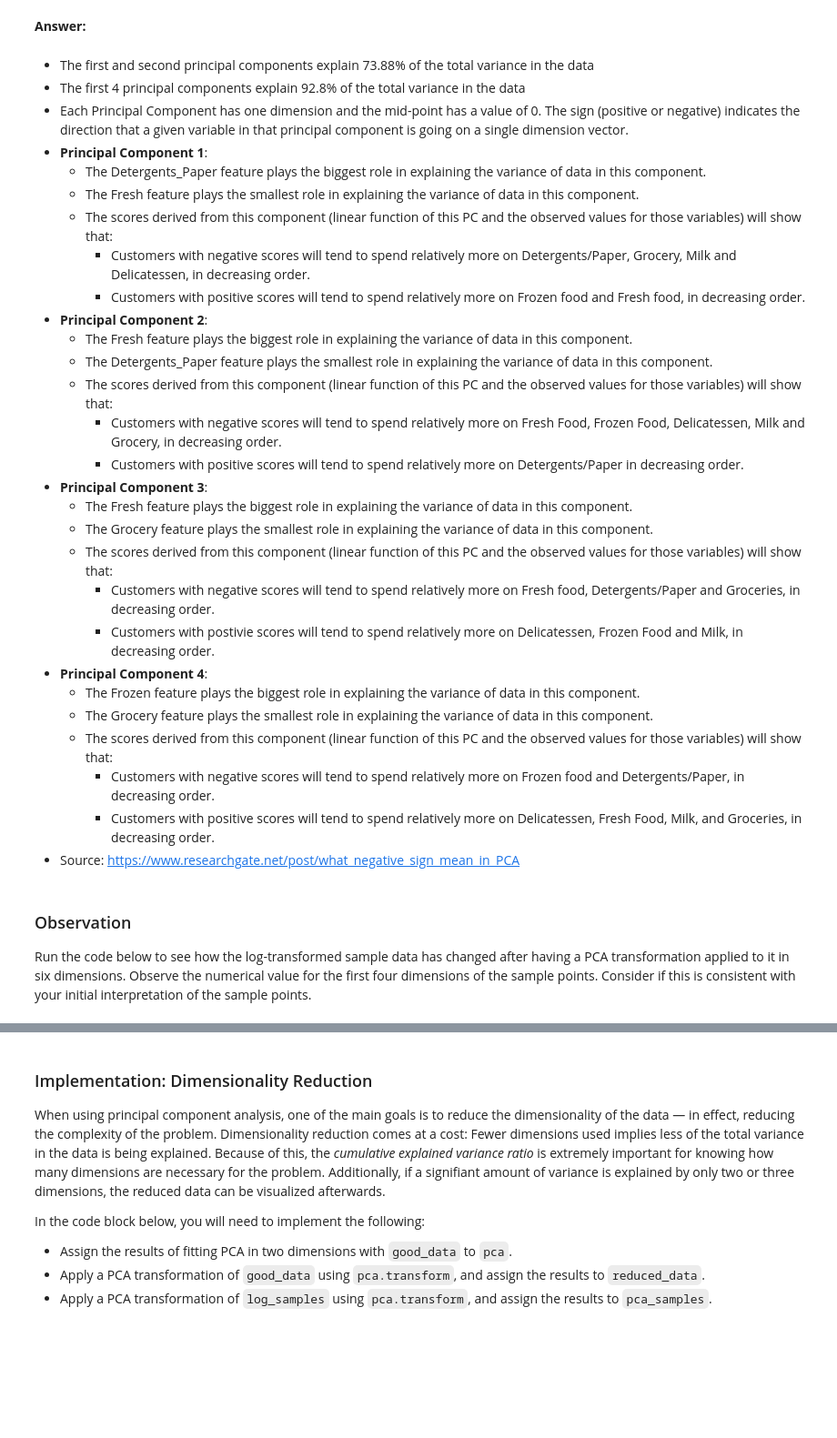
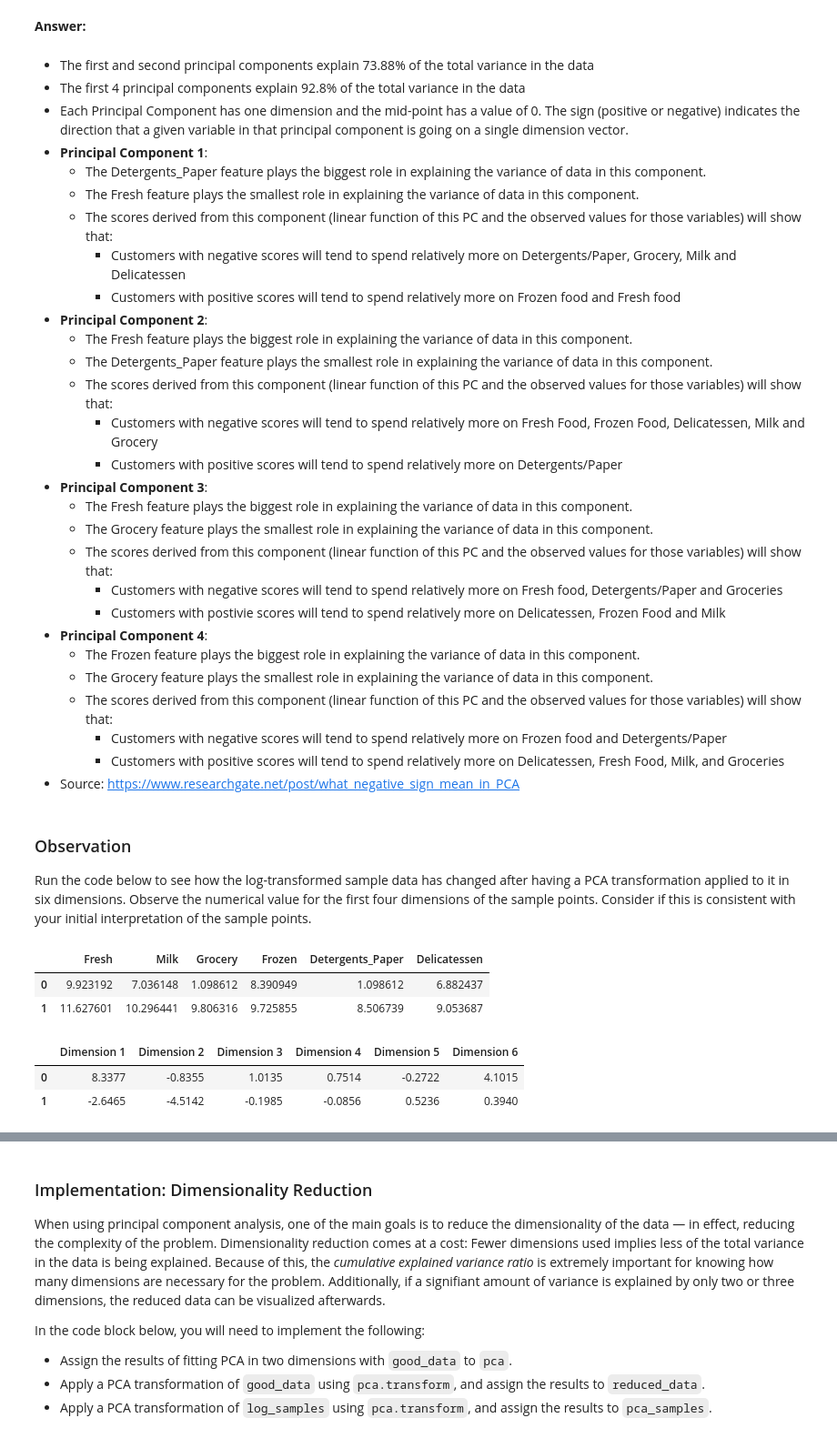
Before and after one commit to samiriff/MLND-customer-segments, a Jupyter notebook: customer_segments.ipynb, the cells around one changed output, grey strips where cells are left out. Shown at 91% size. Drawn from its saved outputs; the diff is of its cells as text; code cells hidden in the pictures; blank space fills up the shorter version.

```diff
--- a/customer_segments.ipynb
+++ b/customer_segments.ipynb
@@ -470,6 +470,8 @@ good_data = log_data.drop(log_data.index[final_outliers]).reset_index(drop = Tru
 good_data.shape
 # %% [output]
 (403, 6)
+# %%
+log_samples = log_samples.drop(2)
 # %% [markdown]
 ### Question 4
 * Are there any data points considered outliers for more than one feature based on the definition above?
@@ -510,9 +512,10 @@ In the code block below, you will need to implement the following:
 from sklearn.decomposition import PCA
 # TODO: Apply PCA by fitting the good data with the same number of dimensions as features
 pca = PCA(n_components=good_data.shape[1])
+pca.fit(good_data)
 
 # TODO: Transform log_samples using the PCA fit above
-pca_samples = pca.fit_transform(good_data)
+pca_samples = pca.transform(log_samples[good_data.columns])
 
 # Generate PCA results plot
 pca_results = vs.pca_results(good_data, pca)
@@ -583,30 +586,40 @@ Name: 3, dtype: float64
     - The Detergents_Paper feature plays the biggest role in explaining the variance of data in this component.
     - The Fresh feature plays the smallest role in explaining the variance of data in this component.
     - The scores derived from this component (linear function of this PC and the observed values for those variables) will show that:
-        - Customers with negative scores will tend to spend relatively more on Detergents/Paper, Grocery, Milk and Delicatessen, in decreasing order.
-        - Customers with positive scores will tend to spend relatively more on Frozen food and Fresh food, in decreasing order.
+        - Customers with negative scores will tend to spend relatively more on Detergents/Paper, Grocery, Milk and Delicatessen
+        - Customers with positive scores will tend to spend relatively more on Frozen food and Fresh food
 - **Principal Component 2**:
     - The Fresh feature plays the biggest role in explaining the variance of data in this component.
     - The Detergents_Paper feature plays the smallest role in explaining the variance of data in this component.
     - The scores derived from this component (linear function of this PC and the observed values for those variables) will show that:
-        - Customers with negative scores will tend to spend relatively more on Fresh Food, Frozen Food, Delicatessen, Milk and Grocery, in decreasing order.
-        - Customers with positive scores will tend to spend relatively more on Detergents/Paper in decreasing order.
+        - Customers with negative scores will tend to spend relatively more on Fresh Food, Frozen Food, Delicatessen, Milk and Grocery
+        - Customers with positive scores will tend to spend relatively more on Detergents/Paper
 - **Principal Component 3**:
     - The Fresh feature plays the biggest role in explaining the variance of data in this component.
     - The Grocery feature plays the smallest role in explaining the variance of data in this component.
     - The scores derived from this component (linear function of this PC and the observed values for those variables) will show that:
-        - Customers with negative scores will tend to spend relatively more on Fresh food, Detergents/Paper and Groceries, in decreasing order.
-        - Customers with postivie scores will tend to spend relatively more on Delicatessen, Frozen Food and Milk, in decreasing order.
+        - Customers with negative scores will tend to spend relatively more on Fresh food, Detergents/Paper and Groceries
+        - Customers with postivie scores will tend to spend relatively more on Delicatessen, Frozen Food and Milk
 - **Principal Component 4**:
     - The Frozen feature plays the biggest role in explaining the variance of data in this component.
     - The Grocery feature plays the smallest role in explaining the variance of data in this component.
     - The scores derived from this component (linear function of this PC and the observed values for those variables) will show that:
-        - Customers with negative scores will tend to spend relatively more on Frozen food and Detergents/Paper, in decreasing order.
-        - Customers with positive scores will tend to spend relatively more on Delicatessen, Fresh Food, Milk, and Groceries, in decreasing order.
+        - Customers with negative scores will tend to spend relatively more on Frozen food and Detergents/Paper
+        - Customers with positive scores will tend to spend relatively more on Delicatessen, Fresh Food, Milk, and Groceries
 - Source: https://www.researchgate.net/post/what_negative_sign_mean_in_PCA
 # %% [markdown]
 ### Observation
 Run the code below to see how the log-transformed sample data has changed after having a PCA transformation applied to it in six dimensions. Observe the numerical value for the first four dimensions of the sample points. Consider if this is consistent with your initial interpretation of the sample points.
+# %%
+log_samples[good_data.columns]
+# %% [output]
+|  | Fresh | Milk | Grocery | Frozen | Detergents_Paper | Delicatessen |
+| 0 | 9.923192 | 7.036148 | 1.098612 | 8.390949 | 1.098612 | 6.882437 |
+| 1 | 11.627601 | 10.296441 | 9.806316 | 9.725855 | 8.506739 | 9.053687 |
 # %%
 # Display sample log-data after having a PCA transformation applied
 display(pd.DataFrame(np.round(pca_samples, 4), columns = pca_results.index.values))
+# %% [output]
+|  | Dimension 1 | Dimension 2 | Dimension 3 | Dimension 4 | Dimension 5 | Dimension 6 |
+| 0 | 8.3377 | -0.8355 | 1.0135 | 0.7514 | -0.2722 | 4.1015 |
+| 1 | -2.6465 | -4.5142 | -0.1985 | -0.0856 | 0.5236 | 0.3940 |
```
Also changed, not shown: parts of 1 cell of this notebook.
